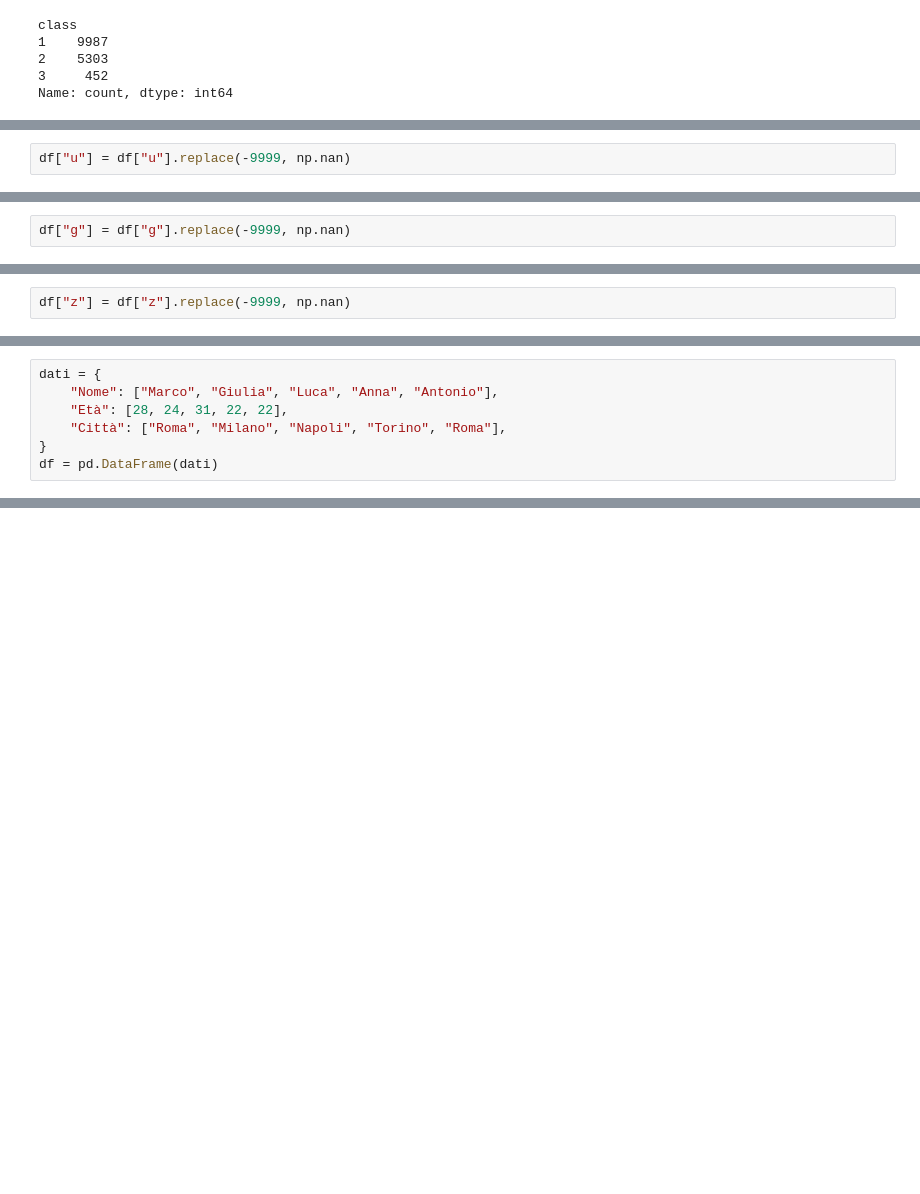
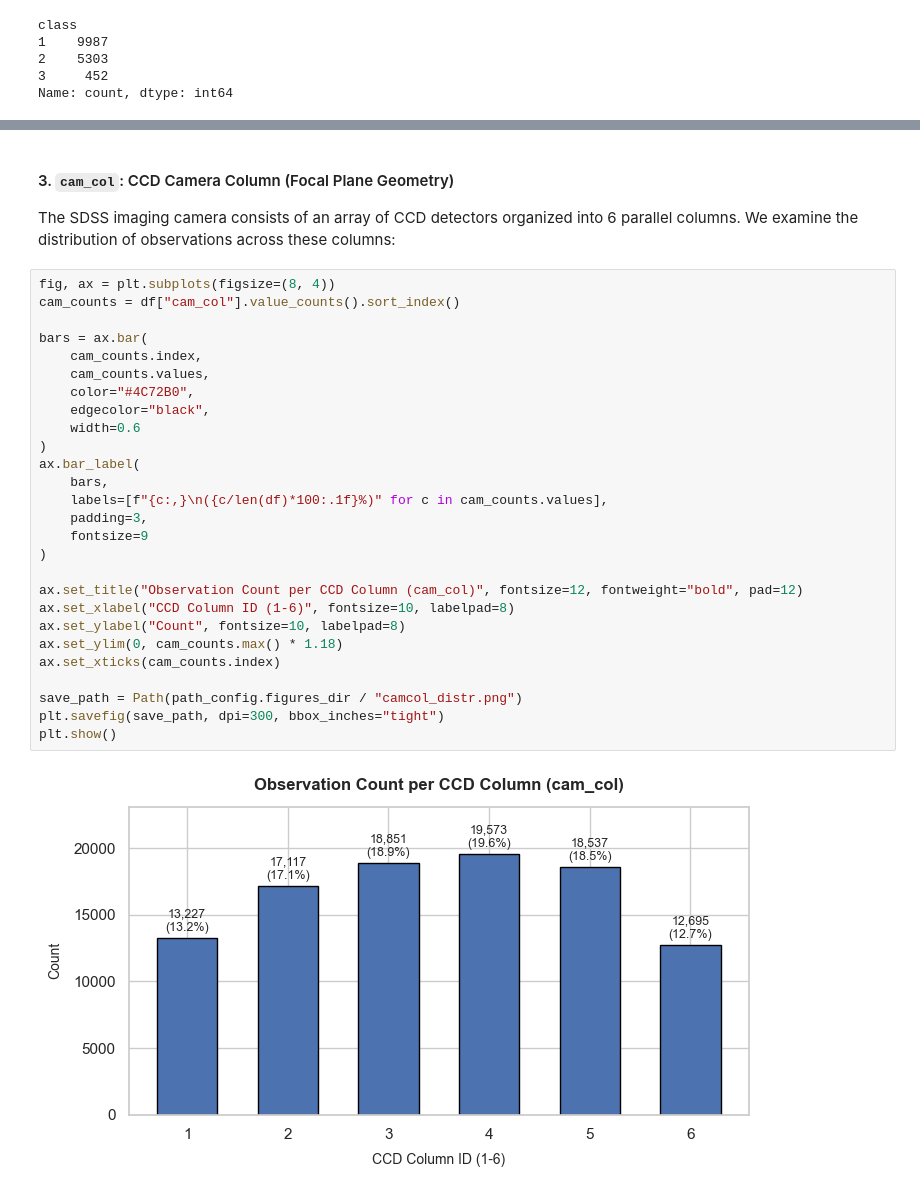
Before and after one commit to Antonio-Martella/astro_object_classif, a Jupyter notebook: notebook/EDA.ipynb, the cells around one changed output, grey strips where cells are left out. Saved outputs shown, nothing was run; the diff lists cells and outputs as text; blank space fills up the shorter version.

```diff
--- a/notebook/EDA.ipynb
+++ b/notebook/EDA.ipynb
@@ -311,2 +220,0 @@ c'è un singolo valore mancante codificato come $-9999$, rendiamo coerente l'ana
-# %%
-df["u"] = df["u"].replace(-9999, np.nan)
@@ -376,2 +220,0 @@ anche qui c'è solo un valore mancante, sostituiamo con `NaN`
-# %%
-df["g"] = df["g"].replace(-9999, np.nan)
@@ -516,2 +220,0 @@ come per degli altri canali sono presenti missing value, rimuoviamoli
-# %%
-df["z"] = df["z"].replace(-9999, np.nan)
@@ -861,7 +220,0 @@ df[df["u"] == -9999]
-# %%
-dati = {
-    "Nome": ["Marco", "Giulia", "Luca", "Anna", "Antonio"],
-    "Età": [28, 24, 31, 22, 22],
-    "Città": ["Roma", "Milano", "Napoli", "Torino", "Roma"],
-}
-df = pd.DataFrame(dati)
@@ -901,0 +272,32 @@ pandas.DataFrame
+# %% [markdown]
+#### 3. `cam_col`: CCD Camera Column (Focal Plane Geometry)
+The SDSS imaging camera consists of an array of CCD detectors organized into 6 parallel columns. We examine the distribution of observations across these columns:
+# %%
+fig, ax = plt.subplots(figsize=(8, 4))
+cam_counts = df["cam_col"].value_counts().sort_index()
+
+bars = ax.bar(
+    cam_counts.index,
+    cam_counts.values,
+    color="#4C72B0",
+    edgecolor="black",
+    width=0.6
+)
+ax.bar_label(
+    bars,
+    labels=[f"{c:,}\n({c/len(df)*100:.1f}%)" for c in cam_counts.values],
+    padding=3,
+    fontsize=9
+)
+
+ax.set_title("Observation Count per CCD Column (cam_col)", fontsize=12, fontweight="bold", pad=12)
+ax.set_xlabel("CCD Column ID (1-6)", fontsize=10, labelpad=8)
+ax.set_ylabel("Count", fontsize=10, labelpad=8)
+ax.set_ylim(0, cam_counts.max() * 1.18)
+ax.set_xticks(cam_counts.index)
+
+save_path = Path(path_config.figures_dir / "camcol_distr.png")
+plt.savefig(save_path, dpi=300, bbox_inches="tight")
+plt.show()
+# %% [output]
+[figure, added]
```
Also changed, not shown: parts of 222 cells of this notebook, 2 other files.
